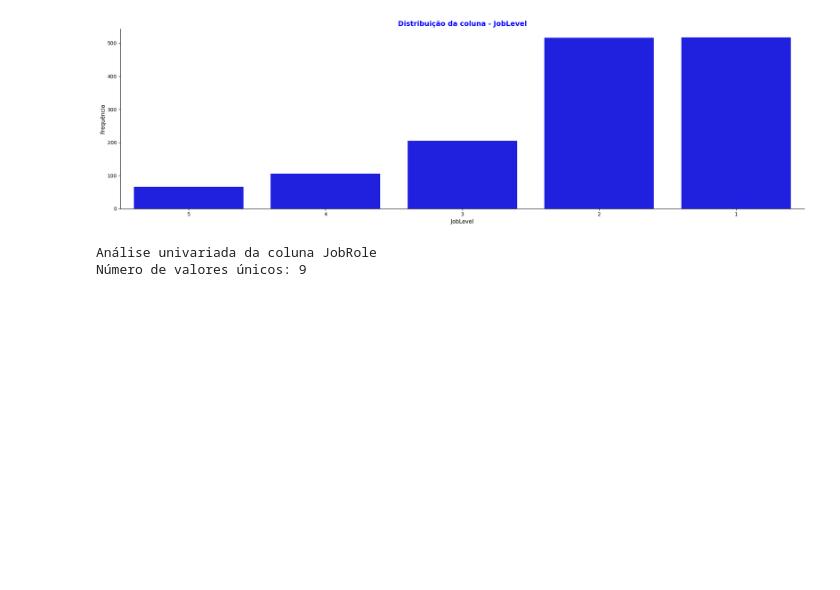
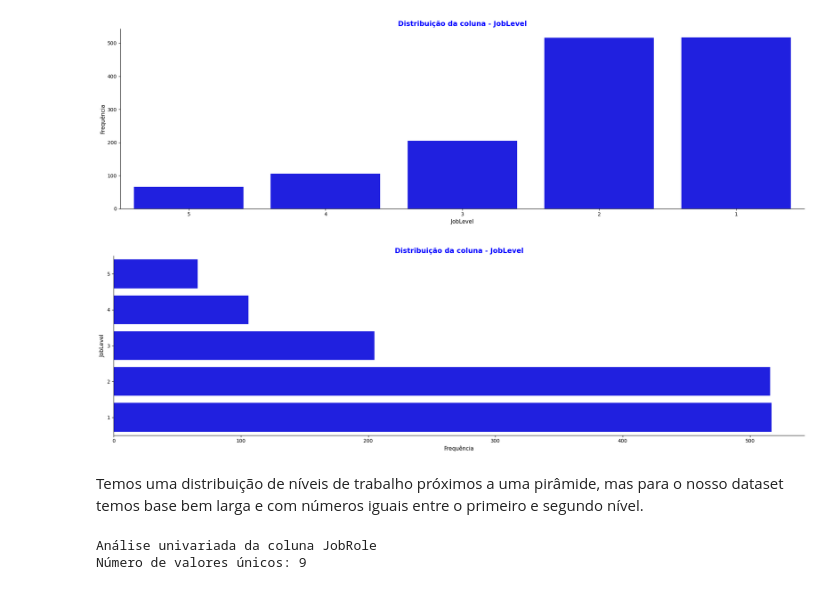
Before and after one commit to VitorMirandaAquino/pucrio-mvp-analise-dados, a Jupyter notebook: MVP_Análise_de_Dados_e_Boas_Práticas.ipynb, the cells around one changed output. Saved outputs shown, nothing was run; the diff lists cells and outputs as text; code cells hidden in the pictures; blank space fills up the shorter version.

```diff
--- a/MVP_Análise_de_Dados_e_Boas_Práticas.ipynb
+++ b/MVP_Análise_de_Dados_e_Boas_Práticas.ipynb
@@ -471,6 +528,24 @@ Número de valores únicos: 5
 | 3 | 2 | 36.60 |
 | 4 | 1 | 36.67 |
 [figure]
+# %%
+# Cria um gráfico de barras horizontais para visualizar como uma pirâmide hierárquica
+coluna = "JobLevel"
+
+contagens = df[coluna].value_counts().sort_values(ascending=True)
+
+plt.figure(figsize=(20, 6))
+sns.countplot(y=coluna, data=df, order=contagens.index, color="blue")
+plt.title(f"Distribuição da coluna - {coluna}", fontsize=14, fontweight="bold", color='blue')
+plt.ylabel(coluna, fontsize=11, color='black')
+plt.xlabel("Frequência", fontsize=11, color='black')
+sns.despine()
+plt.tight_layout()
+plt.show()
+# %% [output]
+[figure, added]
+# %% [markdown]
+Temos uma distribuição de níveis de trabalho próximos a uma pirâmide, mas para o nosso dataset temos base bem larga e com números iguais entre o primeiro e segundo nível.
 # %%
 analise_univariada_categorica(df, "JobRole")
 # %% [output]
```
Also changed, not shown: parts of 78 cells of this notebook.
